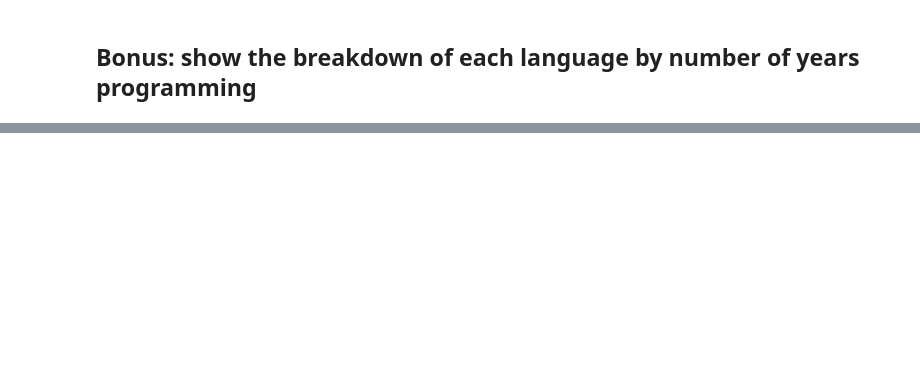
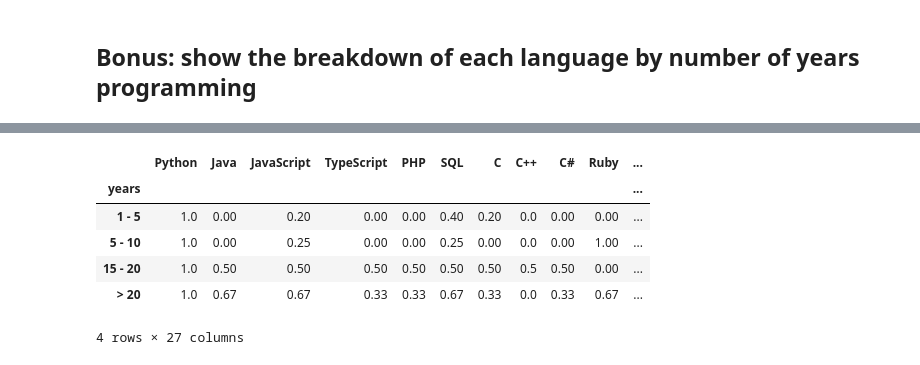
Before and after one commit to ariannedee/python-data-structures, a Jupyter notebook: project/sample_solutions/proj_4_pandas.ipynb, the cells around one changed output, grey strips where cells are left out. Drawn from its saved outputs; the diff is of its cells as text; code cells hidden in the pictures; blank space fills up the shorter version.

```diff
--- a/project/sample_solutions/proj_4_pandas.ipynb
+++ b/project/sample_solutions/proj_4_pandas.ipynb
@@ -249,0 +257,14 @@ Unknown       0      4        0
+# %%
+# Same as above but as a DataFrame of Percent used
+as_percent = by_years.iloc[:, :-1].div(by_years['total'], axis=0).round(2)
+as_percent.dropna(how='all', inplace=True)  # Remove rows with all N/A values
+as_percent = as_percent.loc[:, (as_percent != 0).any(axis=0)]  # Remove columns of only 0 values
+as_percent
+# %% [output]
+|  | Python | Java | JavaScript | TypeScript | PHP | SQL | C | C++ | C# | Ruby | ... |
+| years |  |  |  |  |  |  |  |  |  |  | ... |
+| 1 - 5 | 1.0 | 0.00 | 0.20 | 0.00 | 0.00 | 0.40 | 0.20 | 0.0 | 0.00 | 0.00 | ... |
+| 5 - 10 | 1.0 | 0.00 | 0.25 | 0.00 | 0.00 | 0.25 | 0.00 | 0.0 | 0.00 | 1.00 | ... |
+| 15 - 20 | 1.0 | 0.50 | 0.50 | 0.50 | 0.50 | 0.50 | 0.50 | 0.5 | 0.50 | 0.00 | ... |
+| > 20 | 1.0 | 0.67 | 0.67 | 0.33 | 0.33 | 0.67 | 0.33 | 0.0 | 0.33 | 0.67 | ... |
+4 rows × 27 columns
```
Also changed, not shown: parts of 14 cells of this notebook, 7 other files.
